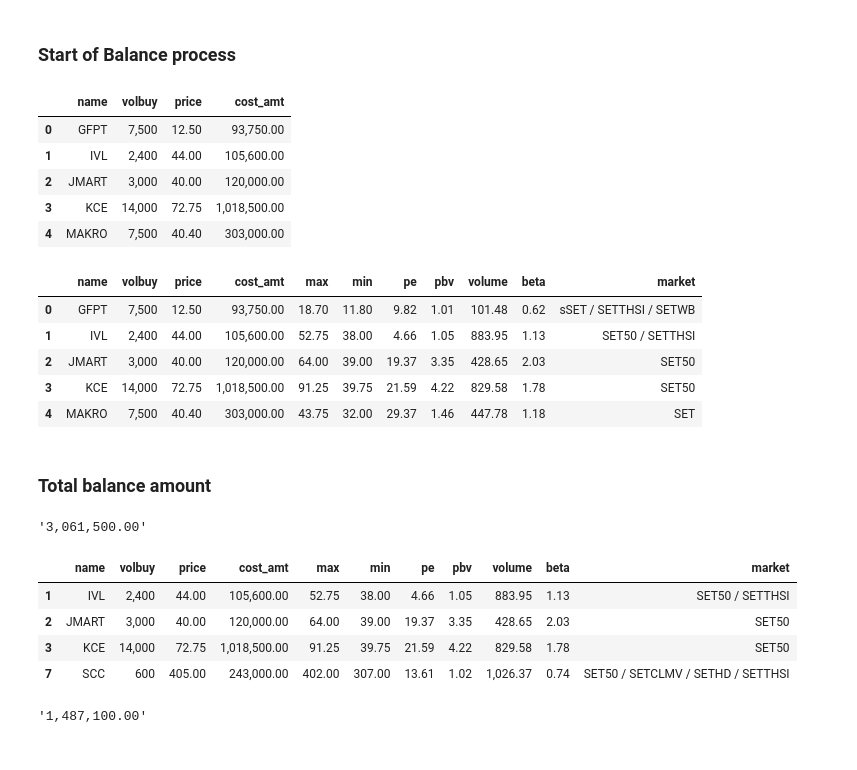
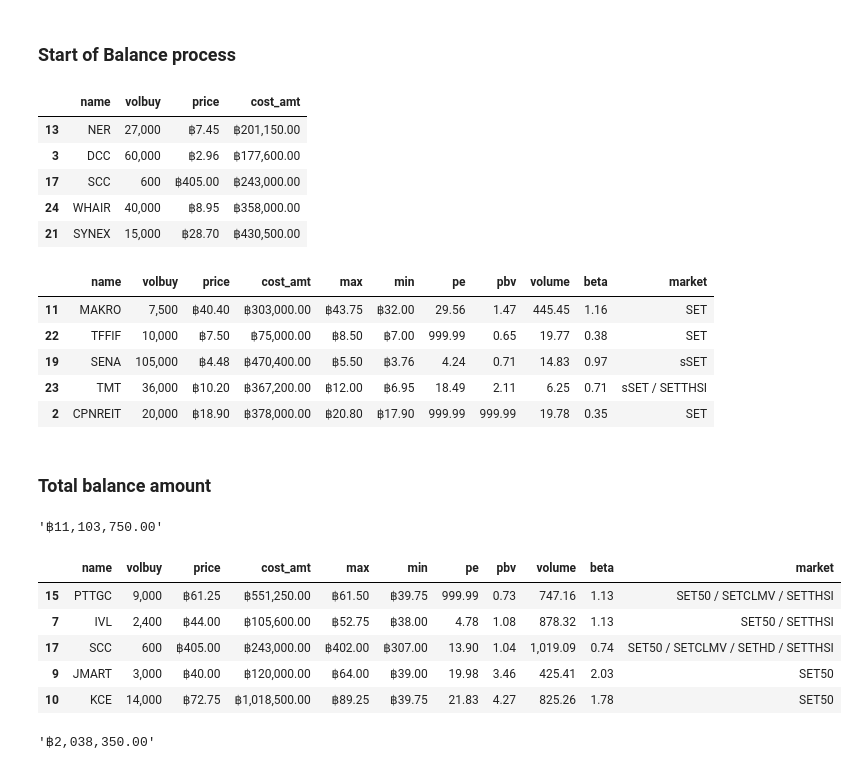
Before and after one commit to santimcs/A7, a Jupyter notebook: Ad hoc/055-Profit & Balance by Market.ipynb, the cells around one changed output. Cells and saved outputs as stored; diff of their text form; code cells hidden in the pictures.

```diff
--- a/Ad hoc/055-Profit & Balance by Market.ipynb
+++ b/Ad hoc/055-Profit & Balance by Market.ipynb
@@ -20,11 +20,13 @@ engine = create_engine(
 conpg = engine.connect()
 
 format_dict = {'qty':'{:,}','volbuy':'{:,}',
-               'dividend':'{:.2f}','price':'{:.2f}','target':'{:.2f}','unit_cost':'{:.2f}',
-               'gross':'{:,.2f}','profit':'{:,.2f}','sell_price':'{:.2f}','buy_price':'{:.2f}',
-               'max':'{:.2f}','min':'{:.2f}','pct':'{:.2f}%',
-               'pe':'{:.2f}','pbv':'{:.2f}','volume':'{:,.2f}','beta':'{:.2f}','diff':'{:.2f}',
-               'sell_amt':'{:,.2f}','buy_amt':'{:,.2f}','cost_amt':'{:,.2f}'}
+               'dividend':'฿{:.2f}','price':'฿{:.2f}','target':'฿{:.2f}','unit_cost':'฿{:.2f}',
+               'gross':'฿{:,.2f}','profit':'฿{:,.2f}','sell_price':'฿{:.2f}','buy_price':'฿{:.2f}',
+               'max':'฿{:.2f}','min':'฿{:.2f}','pct':'{:.2f}%',
+               'pe':'{:.2f}','pbv':'{:.2f}','volume':'{:,.2f}','beta':'{:.2f}','diff':'฿{:.2f}',
+               'sell_amt':'฿{:,.2f}','buy_amt':'฿{:,.2f}','cost_amt':'฿{:,.2f}'}
+float_formatter = "฿{:,.2f}"
+
 pd.set_option('display.max_rows', None)
 year = 2022
 year
@@ -303,51 +337,51 @@ sql = '''
 SELECT name, volbuy, price, volbuy * price AS cost_amt
 FROM buy
 WHERE active = 1
-AND period IN ("3","4")
 ORDER BY name
 '''
-lt_buy = pd.read_sql(sql, const)
-lt_buy['volbuy'] = lt_buy['volbuy'].astype(int)
-lt_buy.head().style.format(format_dict)
+#AND period IN ("3","4")
+total_buy = pd.read_sql(sql, const)
+total_buy['volbuy'] = total_buy['volbuy'].astype(int)
+total_buy.sample(5).style.format(format_dict)
 # %% [output]
 |  | name | volbuy | price | cost_amt |
-| 0 | GFPT | 7,500 | 12.50 | 93,750.00 |
-| 1 | IVL | 2,400 | 44.00 | 105,600.00 |
-| 2 | JMART | 3,000 | 40.00 | 120,000.00 |
-| 3 | KCE | 14,000 | 72.75 | 1,018,500.00 |
-| 4 | MAKRO | 7,500 | 40.40 | 303,000.00 |
+| 13 | NER | 27,000 | ฿7.45 | ฿201,150.00 |
+| 3 | DCC | 60,000 | ฿2.96 | ฿177,600.00 |
+| 17 | SCC | 600 | ฿405.00 | ฿243,000.00 |
+| 24 | WHAIR | 40,000 | ฿8.95 | ฿358,000.00 |
+| 21 | SYNEX | 15,000 | ฿28.70 | ฿430,500.00 |
 # %%
-lt_stocks = pd.merge(lt_buy, stocks, on='name', how='inner')
-lt_stocks.head().style.format(format_dict)
+total_stocks = pd.merge(total_buy, stocks, on='name', how='inner')
+total_stocks.sample(5).style.format(format_dict)
 # %% [output]
 |  | name | volbuy | price | cost_amt | max | min | pe | pbv | volume | beta | market |
-| 0 | GFPT | 7,500 | 12.50 | 93,750.00 | 18.70 | 11.80 | 9.82 | 1.01 | 101.48 | 0.62 | sSET / SETTHSI / SETWB |
-| 1 | IVL | 2,400 | 44.00 | 105,600.00 | 52.75 | 38.00 | 4.66 | 1.05 | 883.95 | 1.13 | SET50 / SETTHSI |
-| 2 | JMART | 3,000 | 40.00 | 120,000.00 | 64.00 | 39.00 | 19.37 | 3.35 | 428.65 | 2.03 | SET50 |
-| 3 | KCE | 14,000 | 72.75 | 1,018,500.00 | 91.25 | 39.75 | 21.59 | 4.22 | 829.58 | 1.78 | SET50 |
-| 4 | MAKRO | 7,500 | 40.40 | 303,000.00 | 43.75 | 32.00 | 29.37 | 1.46 | 447.78 | 1.18 | SET |
+| 11 | MAKRO | 7,500 | ฿40.40 | ฿303,000.00 | ฿43.75 | ฿32.00 | 29.56 | 1.47 | 445.45 | 1.16 | SET |
+| 22 | TFFIF | 10,000 | ฿7.50 | ฿75,000.00 | ฿8.50 | ฿7.00 | 999.99 | 0.65 | 19.77 | 0.38 | SET |
+| 19 | SENA | 105,000 | ฿4.48 | ฿470,400.00 | ฿5.50 | ฿3.76 | 4.24 | 0.71 | 14.83 | 0.97 | sSET |
+| 23 | TMT | 36,000 | ฿10.20 | ฿367,200.00 | ฿12.00 | ฿6.95 | 18.49 | 2.11 | 6.25 | 0.71 | sSET / SETTHSI |
+| 2 | CPNREIT | 20,000 | ฿18.90 | ฿378,000.00 | ฿20.80 | ฿17.90 | 999.99 | 999.99 | 19.78 | 0.35 | SET |
 # %% [markdown]
 ### Total balance amount
-# %%
-flt_formatter = "{:,.2f}"
-lt_amt = lt_stocks.cost_amt.sum()
-flt_formatter.format(lt_amt)
-# %% [output]
-'3,061,500.00'
+# %%
+ttl_stk_amt = total_stocks.cost_amt.sum()
+float_formatter.format(ttl_stk_amt)
+# %% [output]
+'฿11,103,750.00'
 # %%
-lt_stocks['volbuy'] = lt_stocks['volbuy'].astype(int)
-set50 = lt_stocks.market.str.contains('SET50')
-port_set50 = lt_stocks[set50]
-port_set50.head().style.format(format_dict)
+total_stocks['volbuy'] = total_stocks['volbuy'].astype(int)
+set50 = total_stocks.market.str.contains('SET50')
+port_set50 = total_stocks[set50]
+port_set50.sample(5).style.format(format_dict)
 # %% [output]
 |  | name | volbuy | price | cost_amt | max | min | pe | pbv | volume | beta | market |
-| 1 | IVL | 2,400 | 44.00 | 105,600.00 | 52.75 | 38.00 | 4.66 | 1.05 | 883.95 | 1.13 | SET50 / SETTHSI |
-| 2 | JMART | 3,000 | 40.00 | 120,000.00 | 64.00 | 39.00 | 19.37 | 3.35 | 428.65 | 2.03 | SET50 |
-| 3 | KCE | 14,000 | 72.75 | 1,018,500.00 | 91.25 | 39.75 | 21.59 | 4.22 | 829.58 | 1.78 | SET50 |
-| 7 | SCC | 600 | 405.00 | 243,000.00 | 402.00 | 307.00 | 13.61 | 1.02 | 1,026.37 | 0.74 | SET50 / SETCLMV / SETHD / SETTHSI |
+| 15 | PTTGC | 9,000 | ฿61.25 | ฿551,250.00 | ฿61.50 | ฿39.75 | 999.99 | 0.73 | 747.16 | 1.13 | SET50 / SETCLMV / SETTHSI |
+| 7 | IVL | 2,400 | ฿44.00 | ฿105,600.00 | ฿52.75 | ฿38.00 | 4.78 | 1.08 | 878.32 | 1.13 | SET50 / SETTHSI |
+| 17 | SCC | 600 | ฿405.00 | ฿243,000.00 | ฿402.00 | ฿307.00 | 13.90 | 1.04 | 1,019.09 | 0.74 | SET50 / SETCLMV / SETHD / SETTHSI |
+| 9 | JMART | 3,000 | ฿40.00 | ฿120,000.00 | ฿64.00 | ฿39.00 | 19.98 | 3.46 | 425.41 | 2.03 | SET50 |
+| 10 | KCE | 14,000 | ฿72.75 | ฿1,018,500.00 | ฿89.25 | ฿39.75 | 21.83 | 4.27 | 825.26 | 1.78 | SET50 |
 # %%
 amt_set50 = port_set50.cost_amt.sum()
-flt_formatter.format(amt_set50)
+float_formatter.format(amt_set50)
 # %% [output]
-'1,487,100.00'
+'฿2,038,350.00'
 # %%
```
Also changed, not shown: parts of 24 cells of this notebook, 6 other files.
